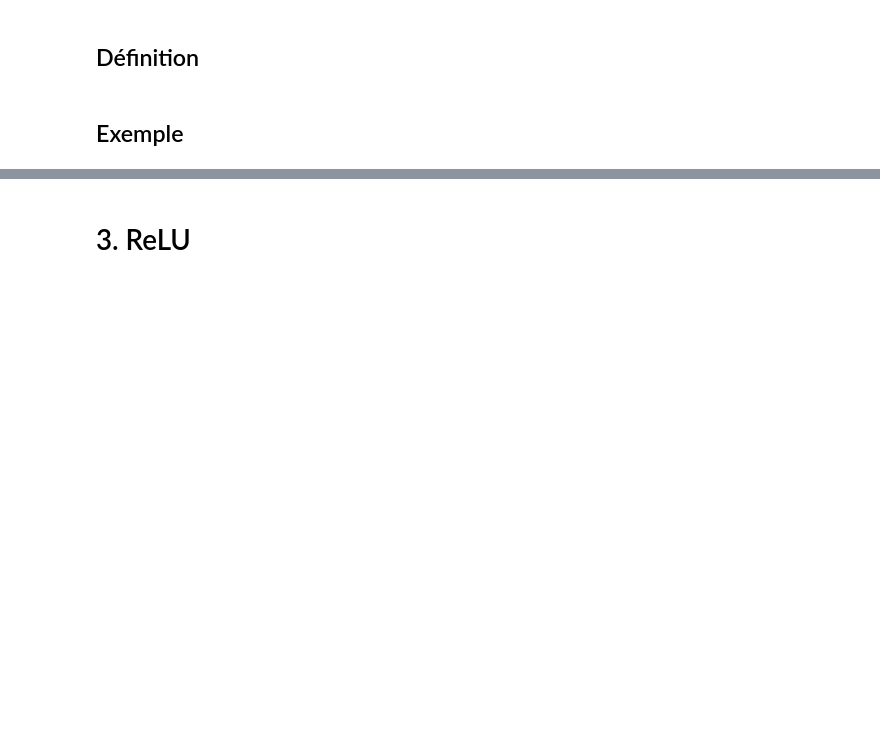
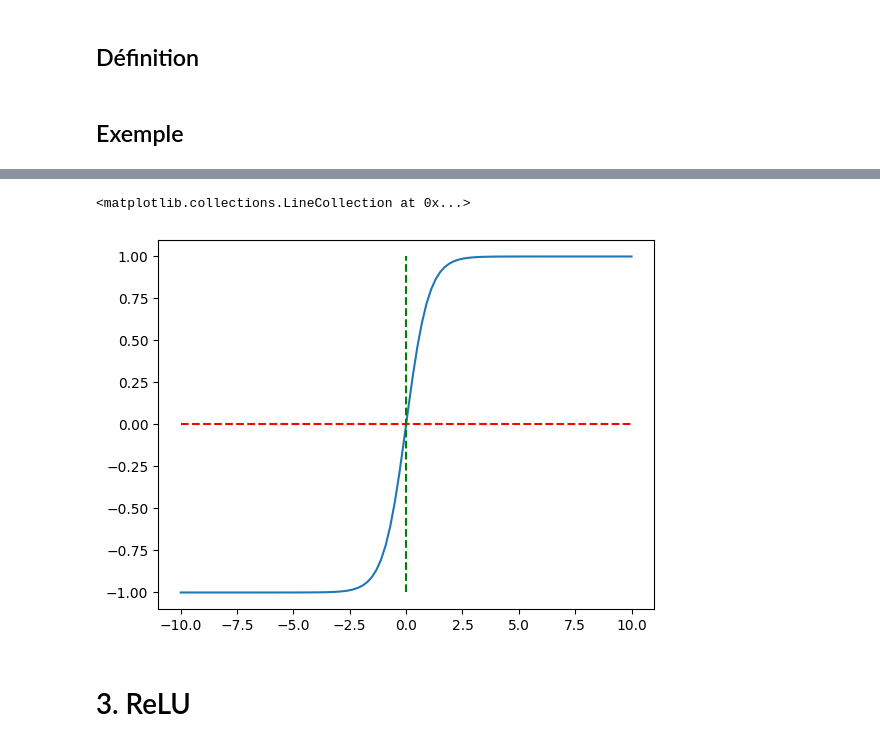
Before and after one commit to abdourahmanekamara/datascience-portofolio, a Jupyter notebook: activation-functions.ipynb, the cells around one changed output, grey strips where cells are left out. Saved outputs shown, nothing was run; the diff lists cells and outputs as text; code cells hidden in the pictures; blank space fills up the shorter version.

Commit message:
tanh

```diff
--- a/activation-functions.ipynb
+++ b/activation-functions.ipynb
@@ -166,3 +168,7 @@ class Tanh:
         return 1-self.out**2
 # %% [markdown]
 ## Exemple
+# %%
+z = np.linspace(-10,10,100)
+t = Tanh()
+t.predict(z)
@@ -169,3 +196,10 @@ class Tanh:
+# %%
+plt.plot(z,t.out)
+plt.hlines(0,-10,10,linestyles='dashed',colors='r')
+plt.vlines(0,-1,1,linestyles='dashed',colors='green')
+# %% [output]
+<matplotlib.collections.LineCollection at 0x...>
+[figure, added]
 # %% [markdown]
 # 3. ReLU
 # %% [markdown]
```
Also changed, not shown: parts of 2 cells of this notebook.
